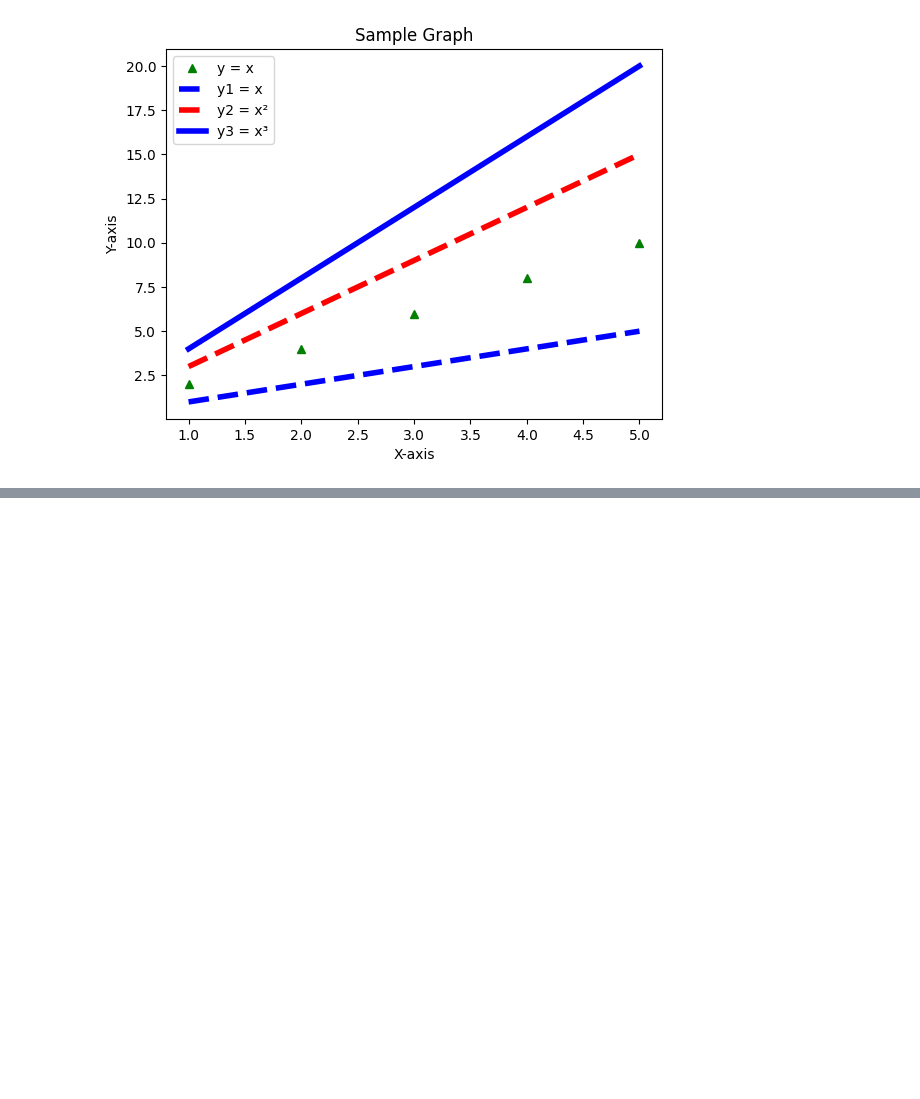
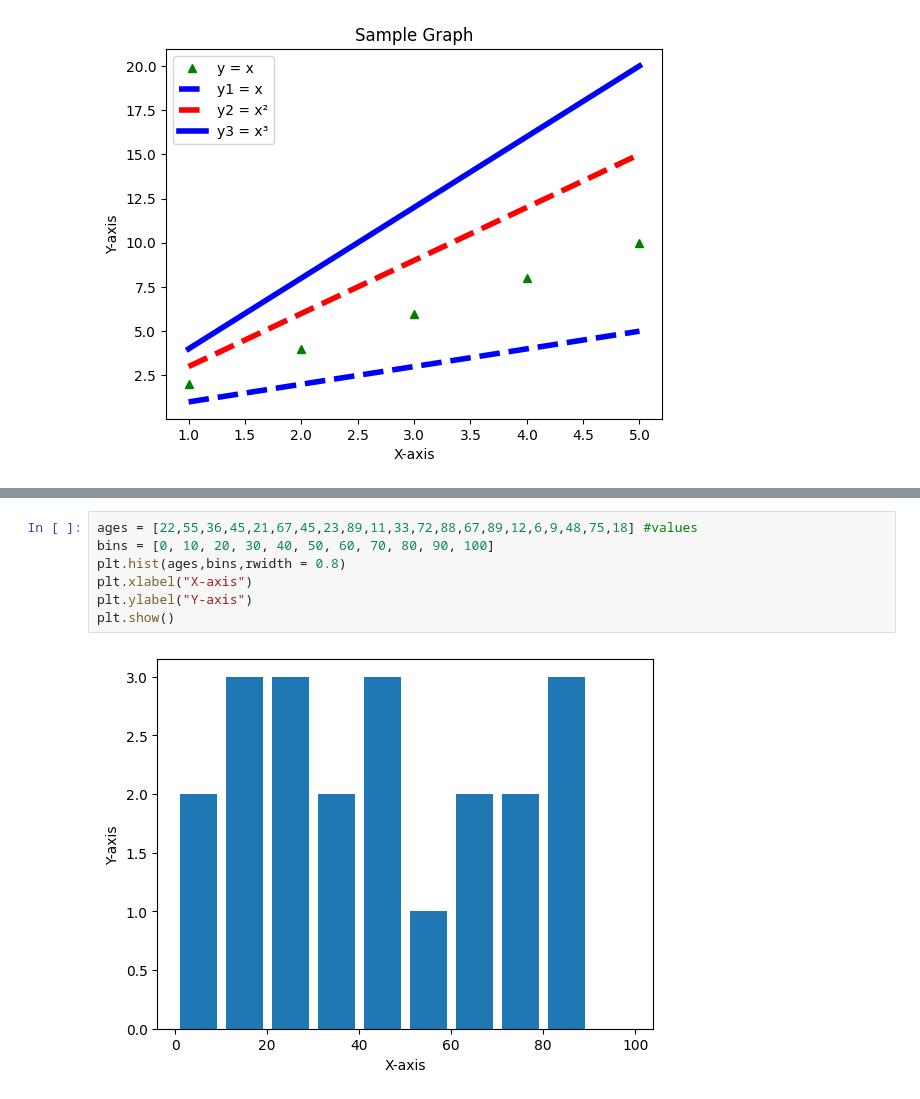
Before and after one commit to Parish350/Data-Science-With-Python, a Jupyter notebook: sample6.ipynb, the cells around one changed output, grey strips where cells are left out. Cells and saved outputs as stored; diff of their text form; blank space fills up the shorter version.

```diff
--- a/sample6.ipynb
+++ b/sample6.ipynb
@@ -32,0 +45,9 @@ plt.show()
+# %%
+ages = [22,55,36,45,21,67,45,23,89,11,33,72,88,67,89,12,6,9,48,75,18] #values
+bins = [0, 10, 20, 30, 40, 50, 60, 70, 80, 90, 100]
+plt.hist(ages,bins,rwidth = 0.8)
+plt.xlabel("X-axis")
+plt.ylabel("Y-axis")
+plt.show()
+# %% [output]
+[figure, added]
```
Also changed, not shown: parts of 4 cells of this notebook.
